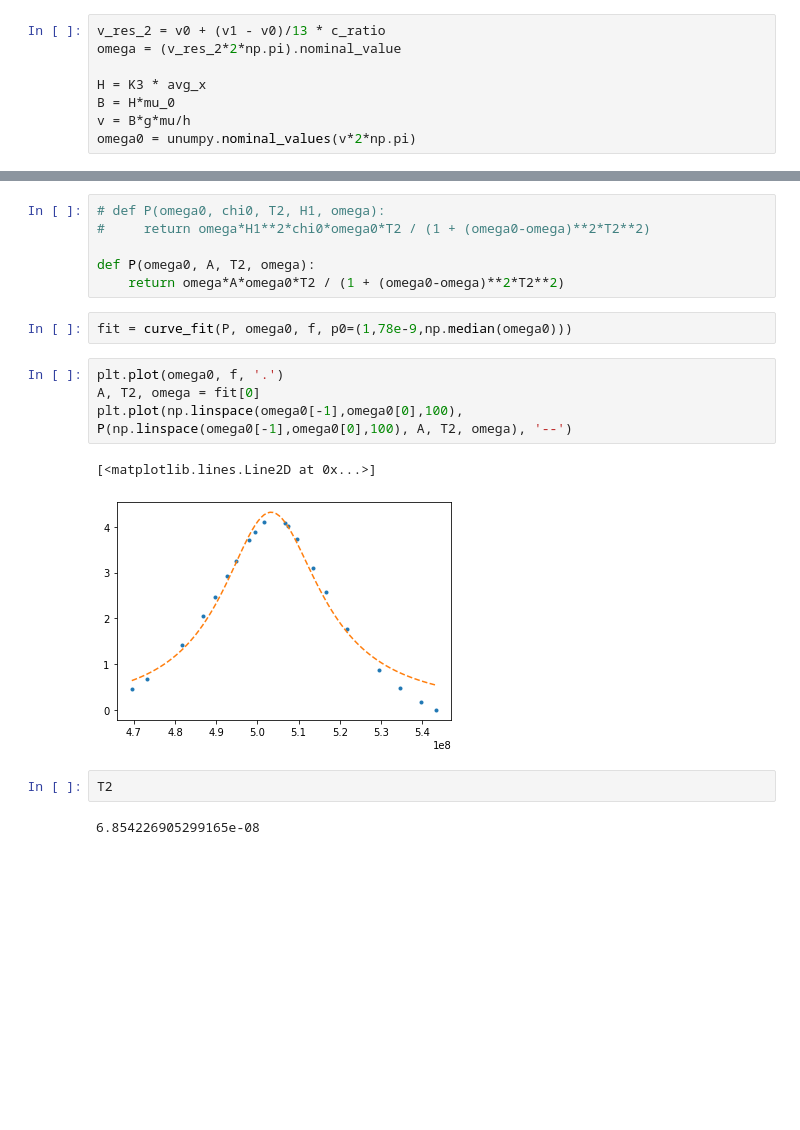
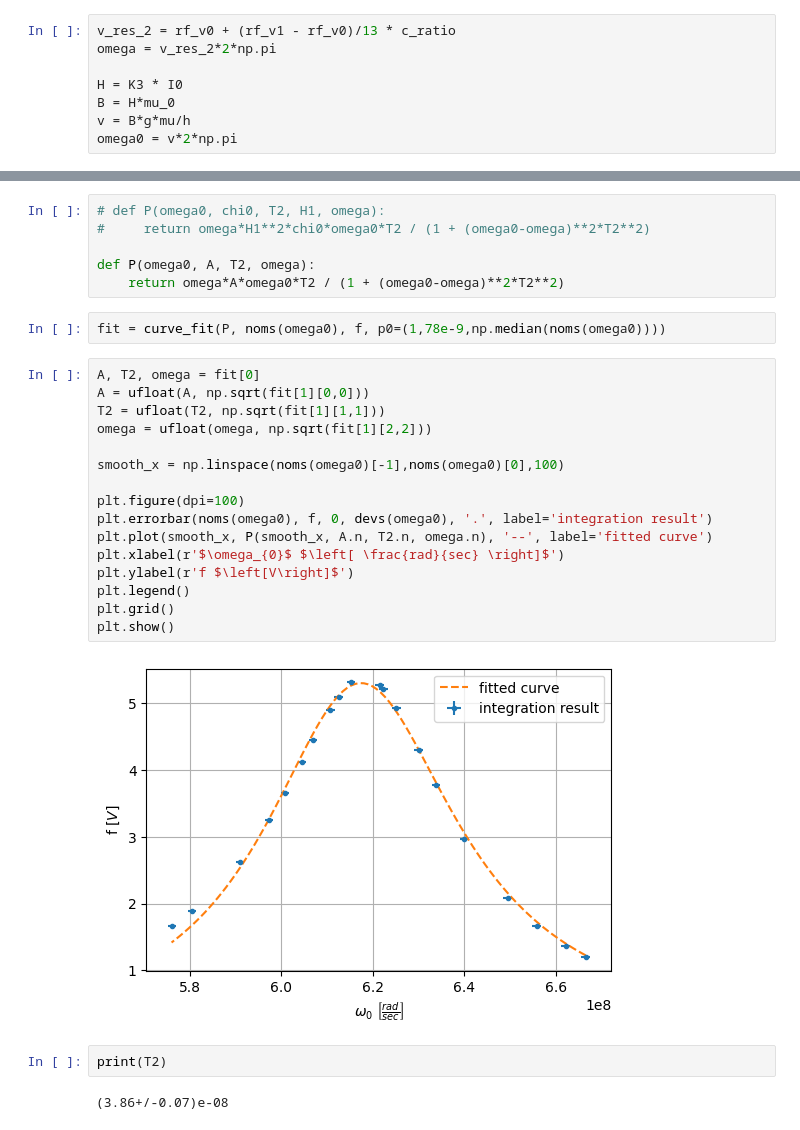
Before and after one commit to FlipperCoin/lab-4, a Jupyter notebook: esr/esr.ipynb, the cells around one changed output, grey strips where cells are left out. Cells and saved outputs as stored; diff of their text form; blank space fills up the shorter version.

```diff
--- a/esr/esr.ipynb
+++ b/esr/esr.ipynb
@@ -253,8 +288,8 @@ plt.plot(avg_x, f, '.')
 # %%
-v_res_2 = v0 + (v1 - v0)/13 * c_ratio
-omega = (v_res_2*2*np.pi).nominal_value
+v_res_2 = rf_v0 + (rf_v1 - rf_v0)/13 * c_ratio
+omega = v_res_2*2*np.pi
 
-H = K3 * avg_x
+H = K3 * I0
 B = H*mu_0
 v = B*g*mu/h
-omega0 = unumpy.nominal_values(v*2*np.pi)
+omega0 = v*2*np.pi
@@ -281,15 +320,26 @@ array([5.43380952e+08, 5.39798116e+08, 5.34613682e+08, 5.29464838e+08,
 def P(omega0, A, T2, omega):
     return omega*A*omega0*T2 / (1 + (omega0-omega)**2*T2**2)
 # %%
-fit = curve_fit(P, omega0, f, p0=(1,78e-9,np.median(omega0)))
+fit = curve_fit(P, noms(omega0), f, p0=(1,78e-9,np.median(noms(omega0))))
-# %%
-plt.plot(omega0, f, '.')
-A, T2, omega = fit[0]
-plt.plot(np.linspace(omega0[-1],omega0[0],100), P(np.linspace(omega0[-1],omega0[0],100), A, T2, omega), '--')
-# %% [output]
-[<matplotlib.lines.Line2D at 0x...>]
-[figure, removed]
-# %%
-T2
-# %% [output]
-6.854226905299165e-08
+# %%
+A, T2, omega = fit[0]
+A = ufloat(A, np.sqrt(fit[1][0,0]))
+T2 = ufloat(T2, np.sqrt(fit[1][1,1]))
+omega = ufloat(omega, np.sqrt(fit[1][2,2]))
+
+smooth_x = np.linspace(noms(omega0)[-1],noms(omega0)[0],100)
+
+plt.figure(dpi=100)
+plt.errorbar(noms(omega0), f, 0, devs(omega0), '.', label='integration result')
+plt.plot(smooth_x, P(smooth_x, A.n, T2.n, omega.n), '--', label='fitted curve')
+plt.xlabel(r'$\omega_{0}$ $\left[ \frac{rad}{sec} \right]$')
+plt.ylabel(r'f $\left[V\right]$')
+plt.legend()
+plt.grid()
+plt.show()
+# %% [output]
+[figure, added]
+# %%
+print(T2)
+# %% [output]
+(3.86+/-0.07)e-08
```
Also changed, not shown: parts of 18 cells of this notebook.
